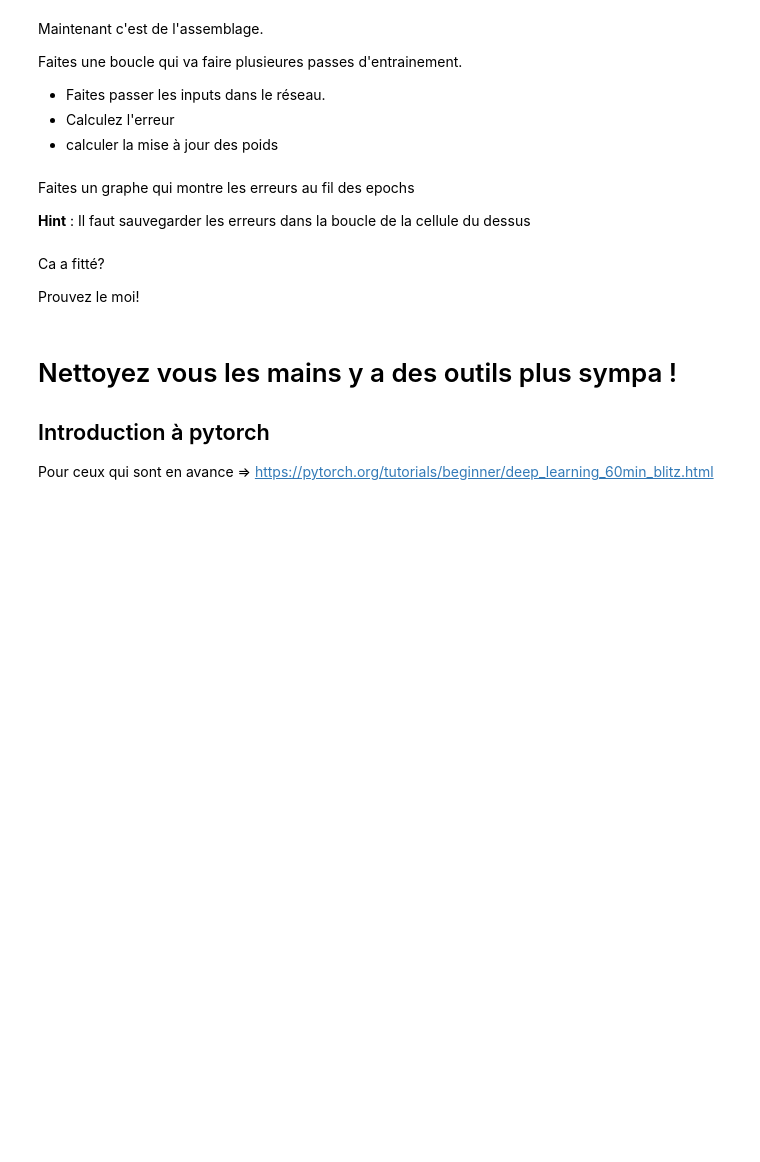
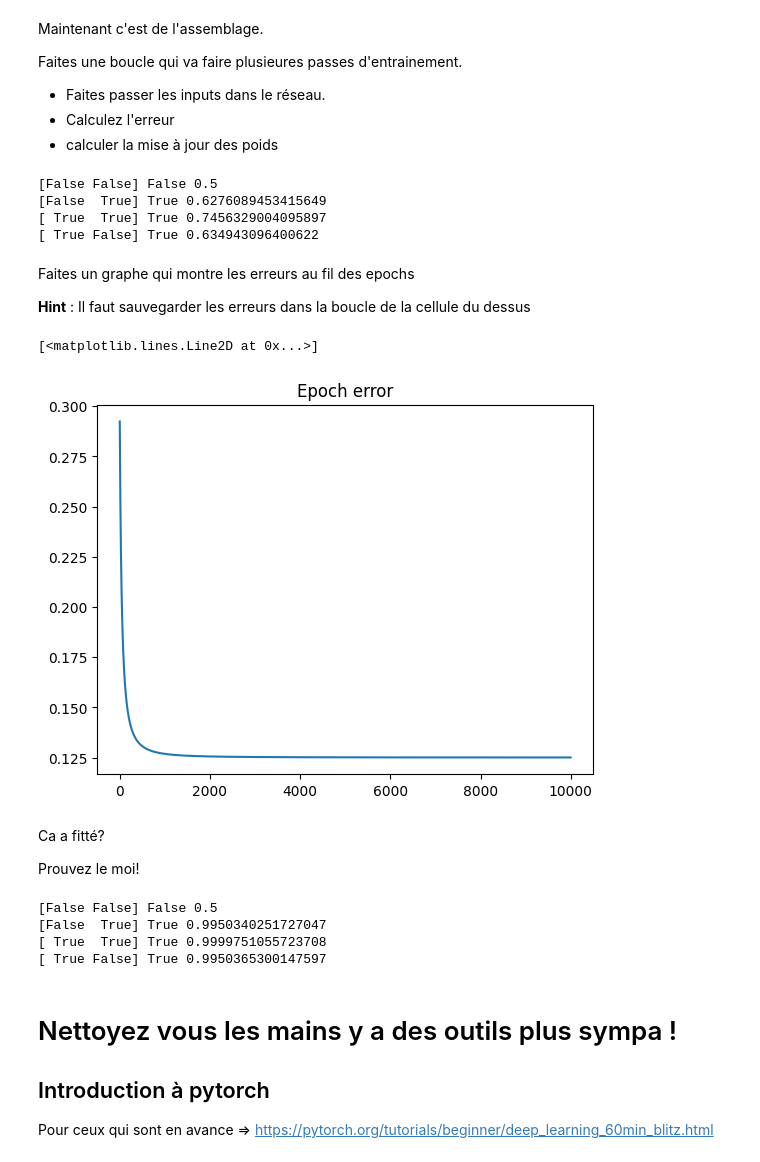
Before and after one commit to charles66820/CREMIfiles, a Jupyter notebook: IS329_fouille/tp4/Intro-Images.ipynb, the cells around one changed output. Drawn from its saved outputs; the diff is of its cells as text; code cells hidden in the pictures; blank space fills up the shorter version.

```diff
--- a/IS329_fouille/tp4/Intro-Images.ipynb
+++ b/IS329_fouille/tp4/Intro-Images.ipynb
@@ -142,7 +151,7 @@ def sigmoid(x):
 Codez la dérivée de la sigmoid !
 # %%
 def dsigmoid(x):
-    return 42
+    return sigmoid(x) * (1 - sigmoid(x))
 # %% [markdown]
 Maintenant c'est de l'assemblage.
 
@@ -152,7 +161,35 @@ Faites une boucle qui va faire plusieures passes d'entrainement.
  - calculer la mise à jour des poids
 # %%
 def perceptron(W, X_input):
-    return 2022
+    z = W @ X_input
+    return sigmoid(z)
+# %%
+for x, y in zip(X, Y):
+    o = perceptron(W, x)
+    print(x, y, o)
+# %% [output]
+[False False] False 0.5
+[False  True] True 0.6276089453415649
+[ True  True] True 0.7456329004095897
+[ True False] True 0.634943096400622
+# %%
+alpha = 0.1
+epochs = 10000
+E_epochs = []
+for epoch in range(epochs):
+  error2Sum = 0
+  for x, y in zip(X, Y):
+    o = perceptron(W, x)
+    error = y - o
+
+    # Desente de gradient
+    delta = alpha * error * dsigmoid(o) * x
+    W += delta
+
+    error2Sum += error * error
+
+  E = 0.5 * error2Sum
+  E_epochs.append(E)
 # %% [markdown]
 Faites un graphe qui montre les erreurs au fil des epochs
 
@@ -160,11 +197,24 @@ Faites un graphe qui montre les erreurs au fil des epochs
 # %%
 import matplotlib.pyplot as plt
 
 plt.title("Epoch error");
+plt.plot(range(epochs), E_epochs)
+# %% [output]
+[<matplotlib.lines.Line2D at 0x...>]
+[figure, added]
 # %% [markdown]
 Ca a fitté?
 
 Prouvez le moi!
+# %%
+for x, y in zip(X, Y):
+    o = perceptron(W, x)
+    print(x, y, o)
+# %% [output]
+[False False] False 0.5
+[False  True] True 0.9950340251727047
+[ True  True] True 0.9999751055723708
+[ True False] True 0.9950365300147597
 # %% [markdown]
 # Nettoyez vous les mains y a des outils plus sympa !
 
```
Also changed, not shown: parts of 23 cells of this notebook.
